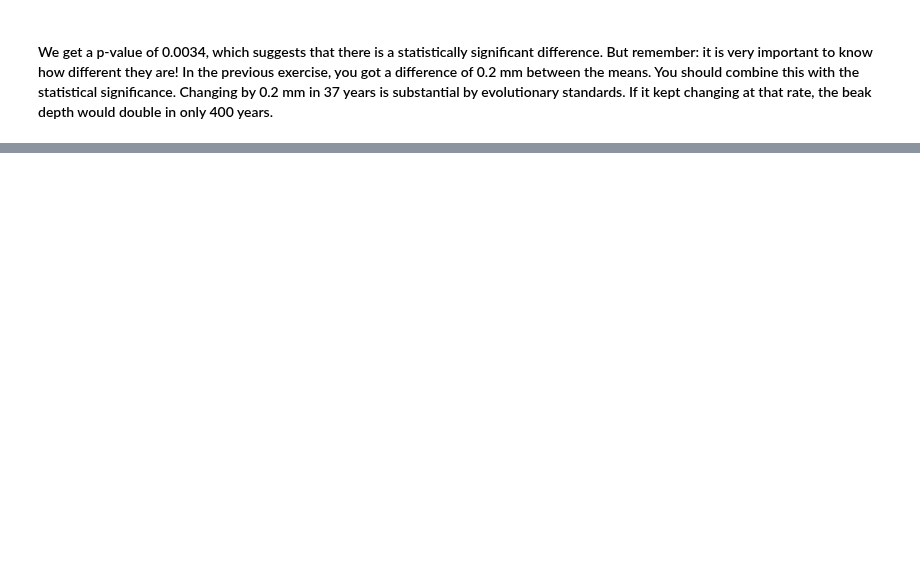
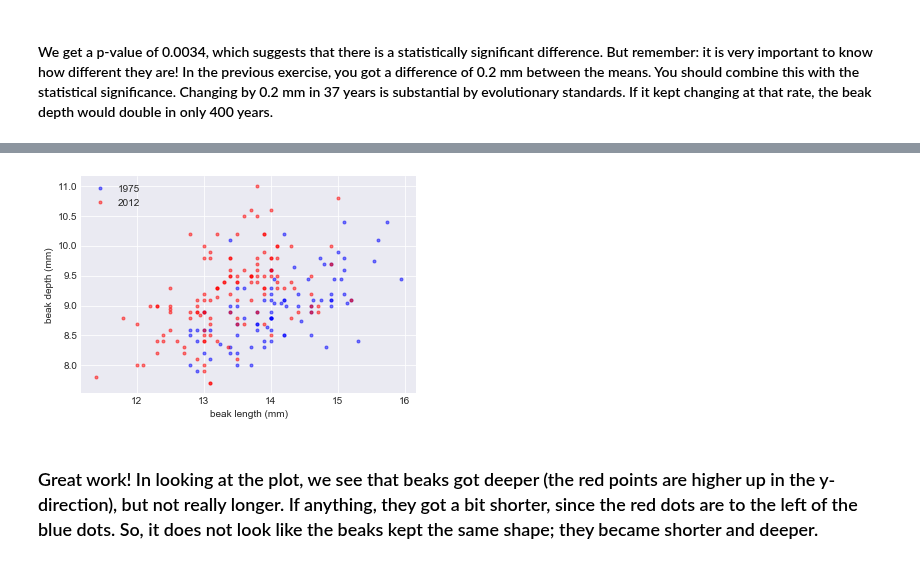
Before and after one commit to cyrsis/TensorflowPY36CPU, a Jupyter notebook: _14_Plot/Test.ipynb, the cells around one changed output, grey strips where cells are left out. Saved outputs shown, nothing was run; the diff lists cells and outputs as text; code cells hidden in the pictures; blank space fills up the shorter version.

```diff
--- a/_14_Plot/Test.ipynb
+++ b/_14_Plot/Test.ipynb
@@ -691,0 +754,20 @@ p = 0.0034
+# %%
+# Make scatter plot of 1975 data
+_ = plt.plot(bl_1975, bd_1975, marker='.',
+             linestyle='none', color='blue', alpha=0.5)
+
+# Make scatter plot of 2012 data
+_ = plt.plot(bl_2012, bd_2012, marker='.',
+             linestyle='none', color='red', alpha=0.5)
+
+# Label axes and make legend
+_ = plt.xlabel('beak length (mm)')
+_ = plt.ylabel('beak depth (mm)')
+_ = plt.legend(('1975', '2012'), loc='upper left')
+
+# Show the plot
+plt.show()
+# %% [output]
+[figure, added]
+# %% [markdown]
+### Great work! In looking at the plot, we see that beaks got deeper (the red points are higher up in the y-direction), but not really longer. If anything, they got a bit shorter, since the red dots are to the left of the blue dots. So, it does not look like the beaks kept the same shape; they became shorter and deeper.
```
Also changed, not shown: parts of 20 cells of this notebook.
